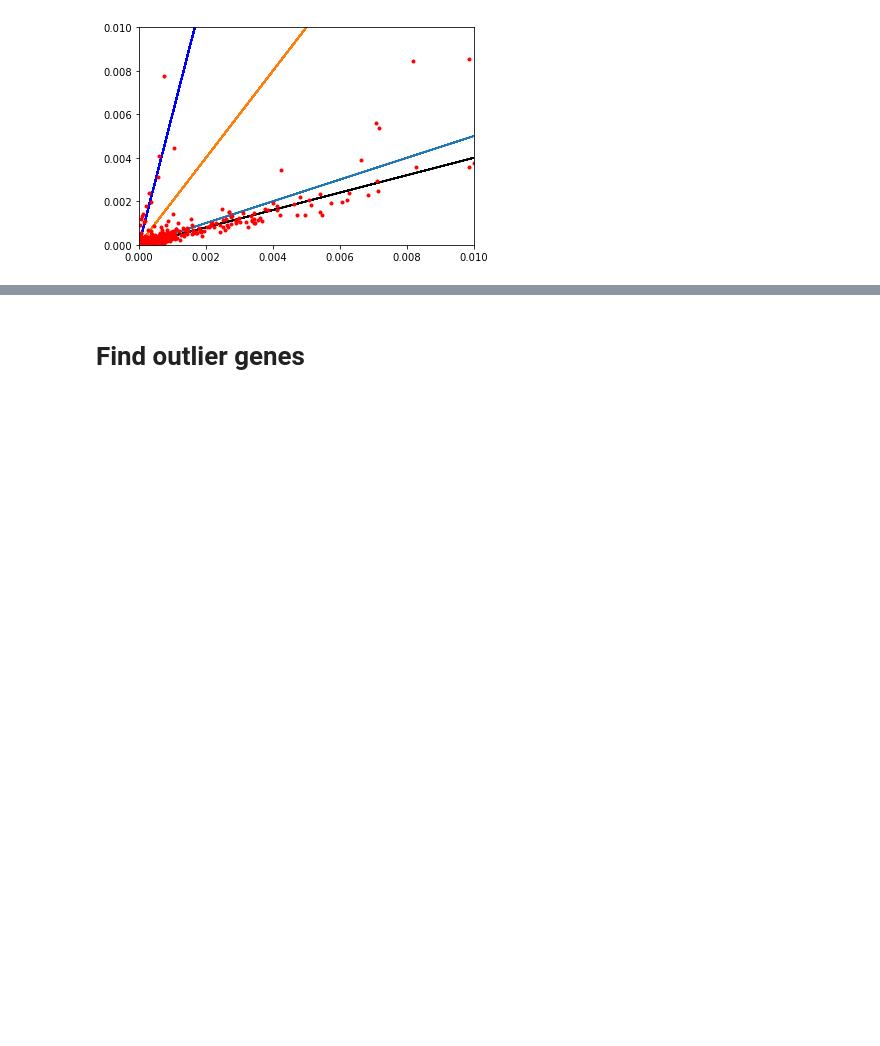
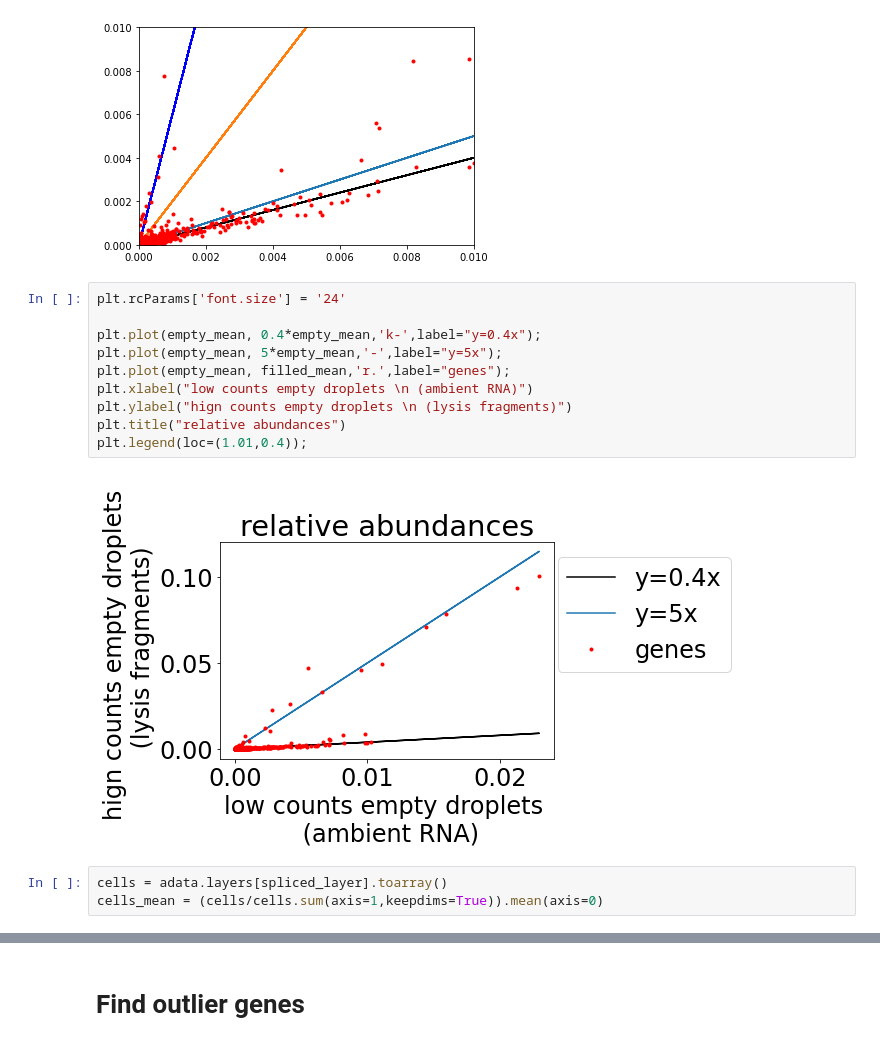
Before and after one commit to meichenfang/FP_2025, a Jupyter notebook: empty_droplets.ipynb, the cells around one changed output, grey strips where cells are left out. Saved outputs shown, nothing was run; the diff lists cells and outputs as text; blank space fills up the shorter version.

```diff
--- a/empty_droplets.ipynb
+++ b/empty_droplets.ipynb
@@ -172,3 +172,18 @@ plt.ylim((0,0.01))
 # %% [output]
 (0.0, 0.01)
 [figure]
+# %%
+plt.rcParams['font.size'] = '24'
+
+plt.plot(empty_mean, 0.4*empty_mean,'k-',label="y=0.4x");
+plt.plot(empty_mean, 5*empty_mean,'-',label="y=5x");
+plt.plot(empty_mean, filled_mean,'r.',label="genes");
+plt.xlabel("low counts empty droplets \n (ambient RNA)")
+plt.ylabel("hign counts empty droplets \n (lysis fragments)")
+plt.title("relative abundances")
+plt.legend(loc=(1.01,0.4));
+# %% [output]
+[figure, added]
+# %%
+cells = adata.layers[spliced_layer].toarray()
+cells_mean = (cells/cells.sum(axis=1,keepdims=True)).mean(axis=0)
```
Also changed, not shown: parts of 14 cells of this notebook.
